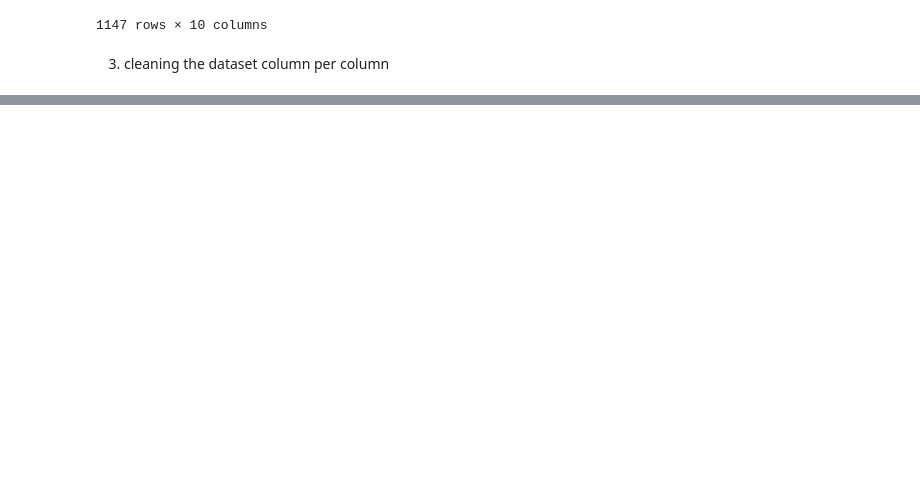
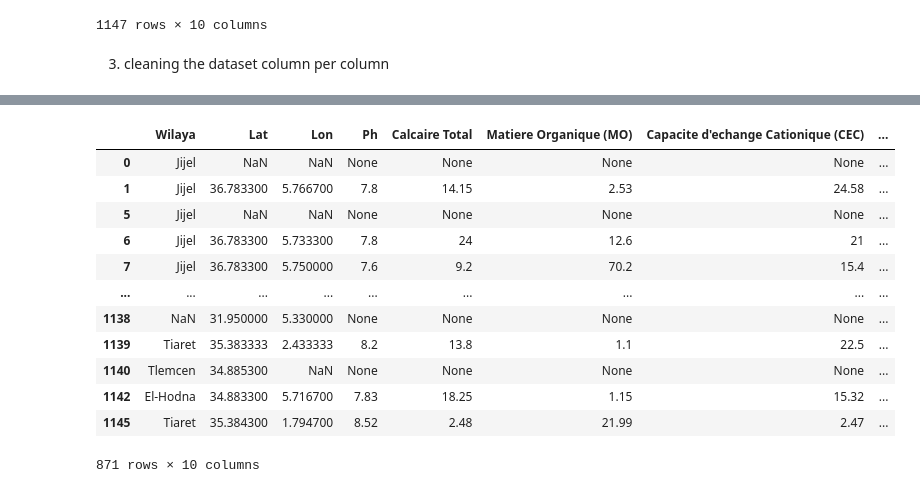
Before and after one commit to grosvenor01/having-some-fun, a Jupyter notebook: pdfExtract.ipynb, the cells around one changed output, grey strips where cells are left out. Drawn from its saved outputs; the diff is of its cells as text; code cells hidden in the pictures; blank space fills up the shorter version.

Commit message:
cleaned dataset version

```diff
--- a/pdfExtract.ipynb
+++ b/pdfExtract.ipynb
@@ -125,0 +209,14 @@ df
+# %%
+def clean_lat(value):
+    if value =="" or value ==None:
+        return np.nan
+    try:
+        new_value = float(str(value).replace("e" , "").replace("N","").replace("," , "."))
+    except Exception as e :
+
+        print(e)
+        return np.nan
+    return new_value
+
+df["Lat"] = df["Lat"].apply(clean_lat)
+df
@@ -125,0 +258,13 @@ df
+# %%
+def clean_lon(value):
+    if value =="" or value ==None:
+        return np.nan
+    try:
+        new_value = float(str(value).replace("e" , "").replace("E","").replace("," , "."))
+    except Exception as e :
+
+        print(e)
+        return np.nan
+    return new_value
+df["Lon"] = df["Lon"].apply(clean_lon)
+df
@@ -125,0 +302,17 @@ df
+# %%
+df_copy = df.dropna(subset=['Wilaya', 'Lat', 'Lon'], how='all')
+df_copy
+# %% [output]
+|  | Wilaya | Lat | Lon | Ph | Calcaire Total | Matiere Organique (MO) | Capacite d'echange Cationique (CEC) | ... |
+| 0 | Jijel | NaN | NaN | None | None | None | None | ... |
+| 1 | Jijel | 36.783300 | 5.766700 | 7.8 | 14.15 | 2.53 | 24.58 | ... |
+| 5 | Jijel | NaN | NaN | None | None | None | None | ... |
+| 6 | Jijel | 36.783300 | 5.733300 | 7.8 | 24 | 12.6 | 21 | ... |
+| 7 | Jijel | 36.783300 | 5.750000 | 7.6 | 9.2 | 70.2 | 15.4 | ... |
+| ... | ... | ... | ... | ... | ... | ... | ... | ... |
+| 1138 | NaN | 31.950000 | 5.330000 | None | None | None | None | ... |
+| 1139 | Tiaret | 35.383333 | 2.433333 | 8.2 | 13.8 | 1.1 | 22.5 | ... |
+| 1140 | Tlemcen | 34.885300 | NaN | None | None | None | None | ... |
+| 1142 | El-Hodna | 34.883300 | 5.716700 | 7.83 | 18.25 | 1.15 | 15.32 | ... |
+| 1145 | Tiaret | 35.384300 | 1.794700 | 8.52 | 2.48 | 21.99 | 2.47 | ... |
+871 rows × 10 columns
```
Also changed, not shown: parts of 19 cells of this notebook, 3 other files.
